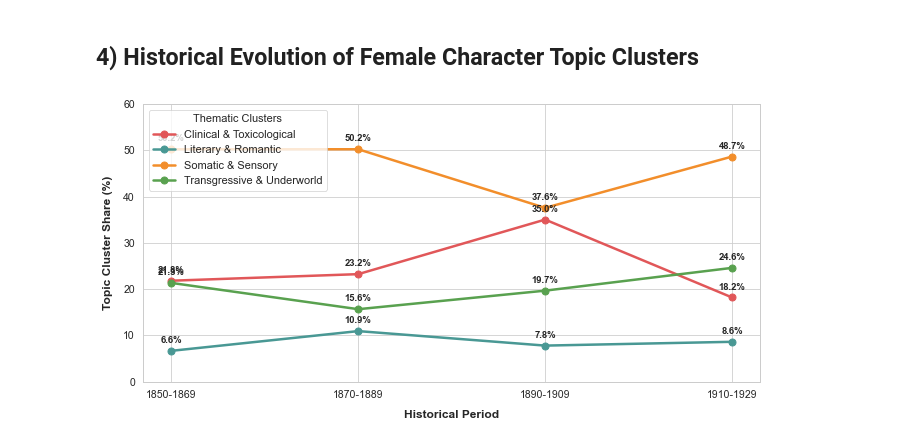
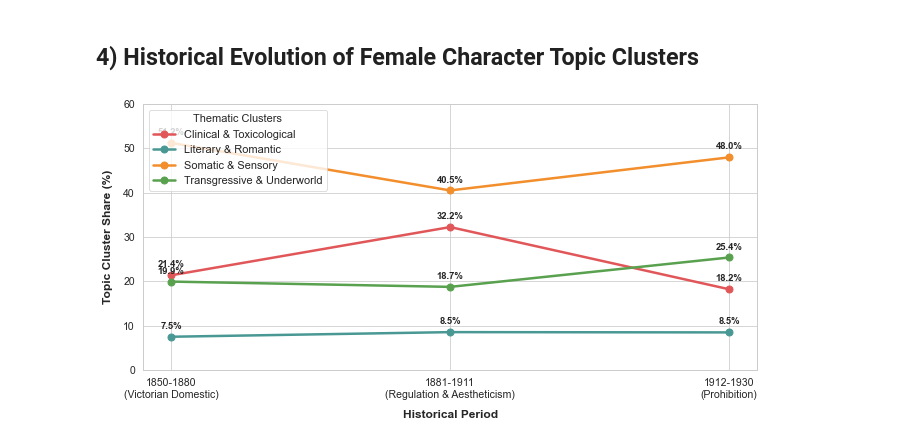
Before and after one commit to eglantine-vialaneix/opium-gutenberg, a Jupyter notebook: code/3_analysis/topic_modelling_figures.ipynb, the cells around one changed output. Cells and saved outputs as stored; diff of their text form; code cells hidden in the pictures.

Commit message:
minor fix to figure plot

```diff
--- a/code/3_analysis/topic_modelling_figures.ipynb
+++ b/code/3_analysis/topic_modelling_figures.ipynb
@@ -177,10 +177,17 @@ plt.show()
 # %% [markdown]
 ## 4) Historical Evolution of Female Character Topic Clusters
 # %%
-df_combined = pd.read_csv('../../data/topic_modelling/final_model/final_topics_by_assigned_gender_locc_period.csv')
-df_combined["Assigned_Gender_Group"] = df_combined["Assigned_Gender_Group"].fillna("Unknown").replace("", "Unknown").astype(str).str.strip()
+df_female_period = df_raw[(df_raw["Assigned_Gender"].fillna("Unknown").astype(str).str.strip() == "Female") & (df_raw["bertopic_topic"] != -1)].copy()
 
-df_female_period = df_combined[df_combined["Assigned_Gender_Group"] == "Female"].copy()
+# Define the 3 historical eras
+def get_historical_era(year):
+    if pd.isna(year): return np.nan
+    if year <= 1880: return "1850-1880\n(Victorian Domestic)"
+    elif year <= 1911: return "1881-1911\n(Regulation & Aestheticism)"
+    else: return "1912-1930\n(Prohibition)"
+
+df_female_period['Era'] = df_female_period['Published Year'].apply(get_historical_era)
+df_female_period = df_female_period.dropna(subset=['Era'])
 
 clusters = {
     'Clinical & Toxicological': [3, 5, 7, 14, 33, 36, 42],
@@ -195,38 +202,42 @@ for cluster_name, topics in clusters.items():
         topic_to_cluster[t] = cluster_name
 
 df_female_period['cluster'] = df_female_period['bertopic_topic'].map(topic_to_cluster)
-df_female_period = df_female_period[df_female_period['bertopic_topic'] != -1]
+df_female_period = df_female_period.dropna(subset=['cluster'])
 
-grouped_period = df_female_period.groupby(['Period', 'cluster'])['n_documents'].sum().unstack(fill_value=0)
-period_totals = df_female_period.groupby('Period')['n_documents'].sum()
+grouped_period = df_female_period.groupby(['Era', 'cluster']).size().unstack(fill_value=0)
+period_totals = df_female_period.groupby('Era').size()
 shares = grouped_period.div(period_totals, axis=0) * 100
+
+# Ensure chronological order
+era_order = ["1850-1880\n(Victorian Domestic)", "1881-1911\n(Regulation & Aestheticism)", "1912-1930\n(Prohibition)"]
+shares = shares.reindex(era_order)
 
 fig, ax = plt.subplots(figsize=(9.5, 4.8))
 
 colors = {
     'Clinical & Toxicological': '#E15759',  # soft red
     'Somatic & Sensory': '#F28E2B',         # soft orange
     'Literary & Romantic': '#499894',        # teal
     'Transgressive & Underworld': '#59A14F'  # soft green
 }
 
 for col in shares.columns:
     ax.plot(shares.index, shares[col], marker='o', linewidth=2.5, markersize=7,
             color=colors[col], label=col)
 
 for col in shares.columns:
     for x, y in zip(shares.index, shares[col]):
         ax.annotate(f"{y:.1f}%", (x, y), textcoords="offset points", xytext=(0, 8),
                     ha='center', fontsize=9.5, fontweight='semibold')
 
 ax.set_ylabel('Topic Cluster Share (%)', fontsize=12, fontweight='bold', labelpad=10)
 ax.set_xlabel('Historical Period', fontsize=12, fontweight='bold', labelpad=10)
 ax.set_ylim(0, 60)
 ax.tick_params(axis='both', which='major', labelsize=10.5)
 ax.legend(title='Thematic Clusters', title_fontsize=11, loc='upper left', frameon=True)
 
 plt.tight_layout()
 plt.savefig('../../data/snippets/topic_temporal_evolution.png', dpi=200, bbox_inches='tight')
 plt.show()
 # %% [output]
-[figure, old version]
+[figure, new version]
```
